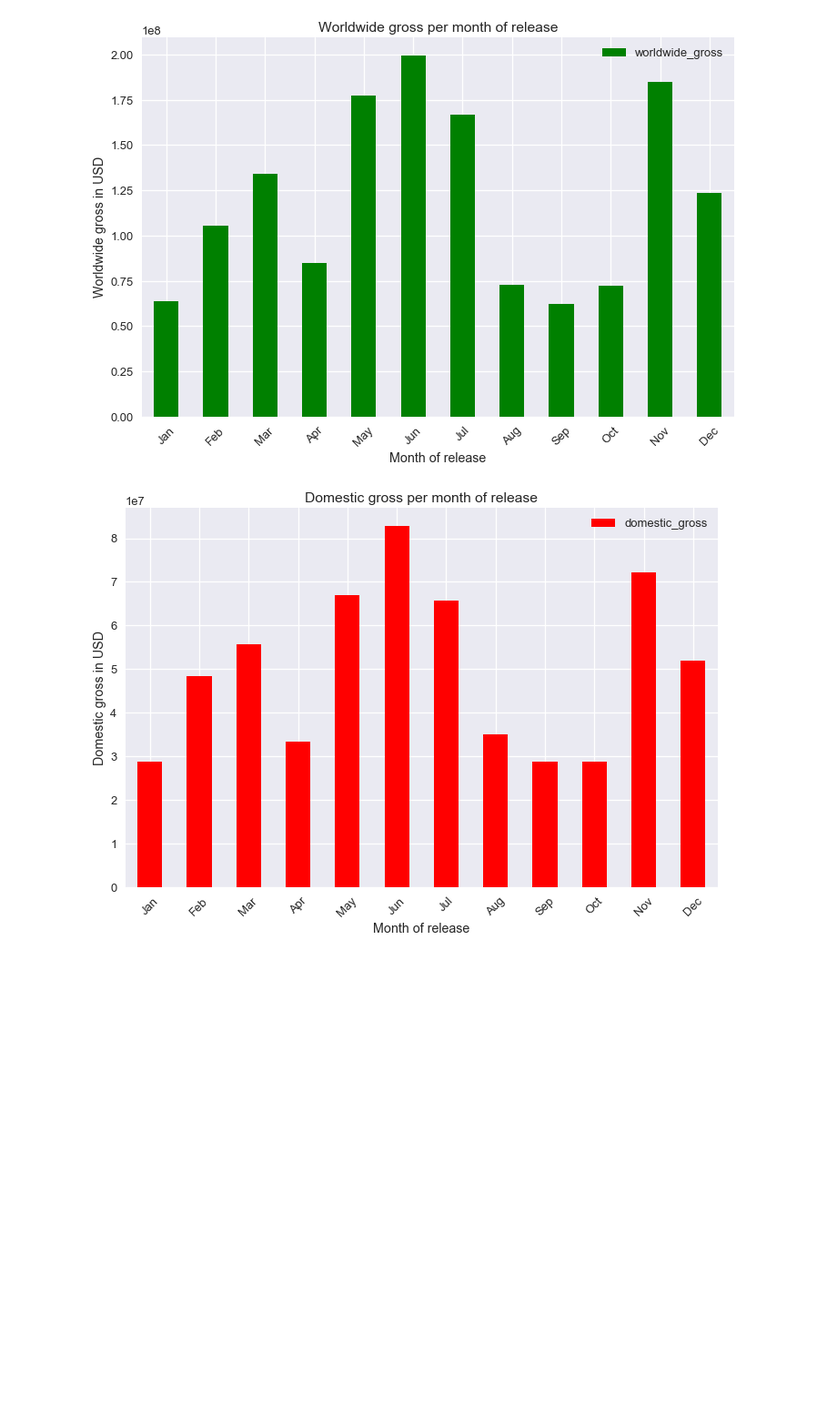
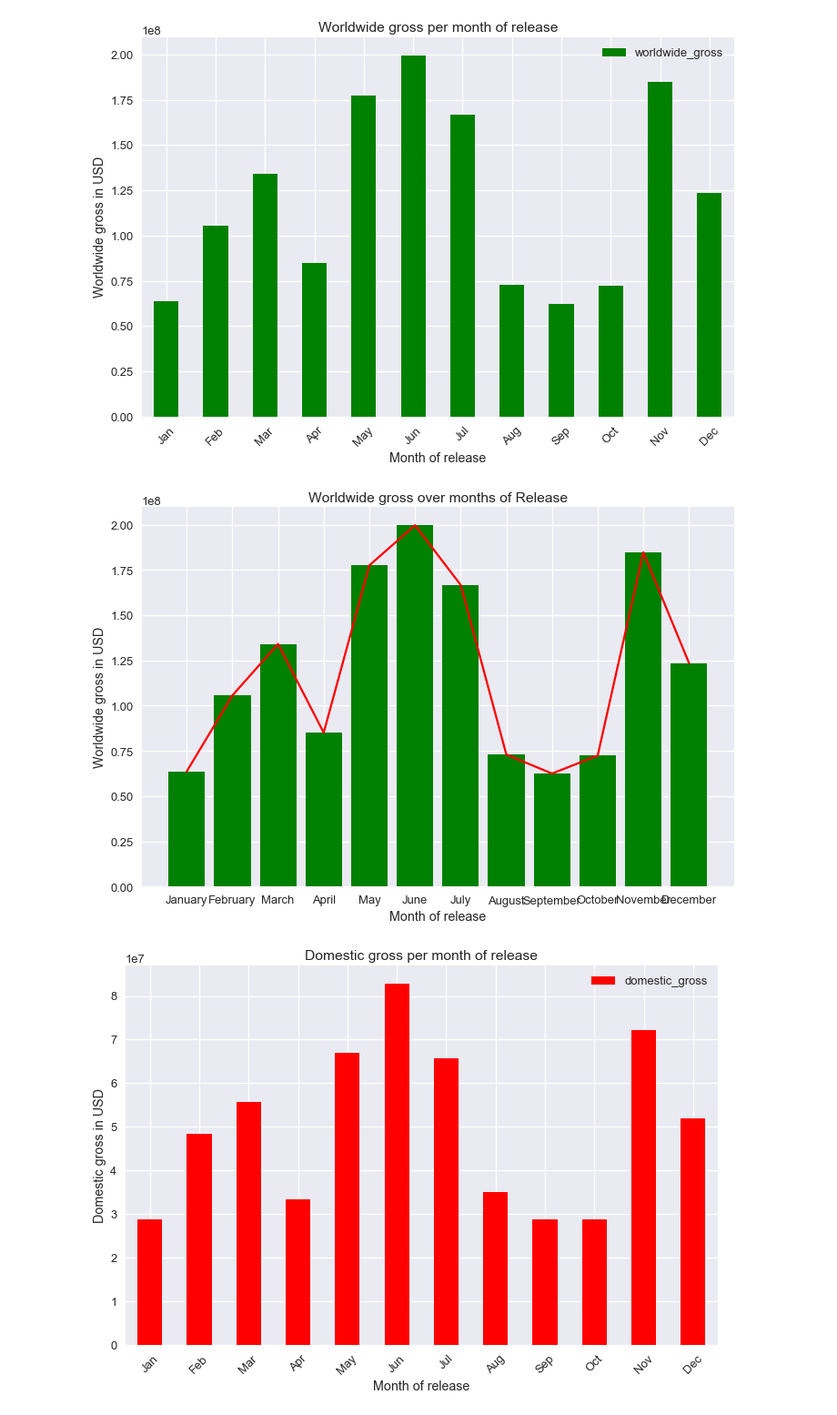
Before and after one commit to MNLKuzmin/dsc-project-genrestudy, a Jupyter notebook: A Genre Study first draft-skimmed down version.ipynb, the cells around one changed output. Shown at 91% size. Cells and saved outputs as stored; diff of their text form; code cells hidden in the pictures; blank space fills up the shorter version.

```diff
--- a/A Genre Study first draft-skimmed down version.ipynb
+++ b/A Genre Study first draft-skimmed down version.ipynb
@@ -523,6 +511,16 @@ release_df.plot.bar(x='month',y='worldwide_gross',color='green',rot=45, xlabel='
                     ylabel='Worldwide gross in USD', title='Worldwide gross per month of release');
 # %% [output]
 [figure]
+# %%
+fig,ax=plt.subplots()
+ax.bar(release_df['month'], release_df['worldwide_gross'],color='green')
+ax.plot(release_df['month'], release_df['worldwide_gross'],color='red')
+ax.set_title('Worldwide gross over months of Release')
+ax.set_xlabel('Month of release')
+ax.set_ylabel('Worldwide gross in USD')
+ax.set_xticklabels(labels);
+# %% [output]
+[figure, added]
 # %%
 #fig, ax = plt.subplots()
 #release_df.plot.bar(x='month',y='worldwide_gross',color='green')
```
Also changed, not shown: parts of 12 cells of this notebook.
